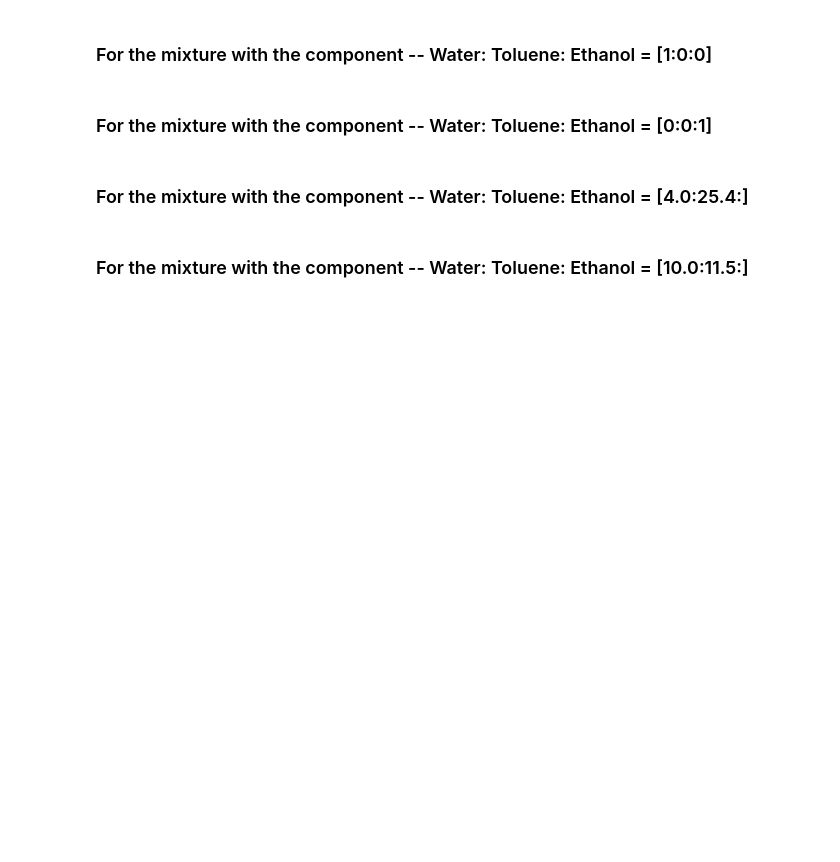
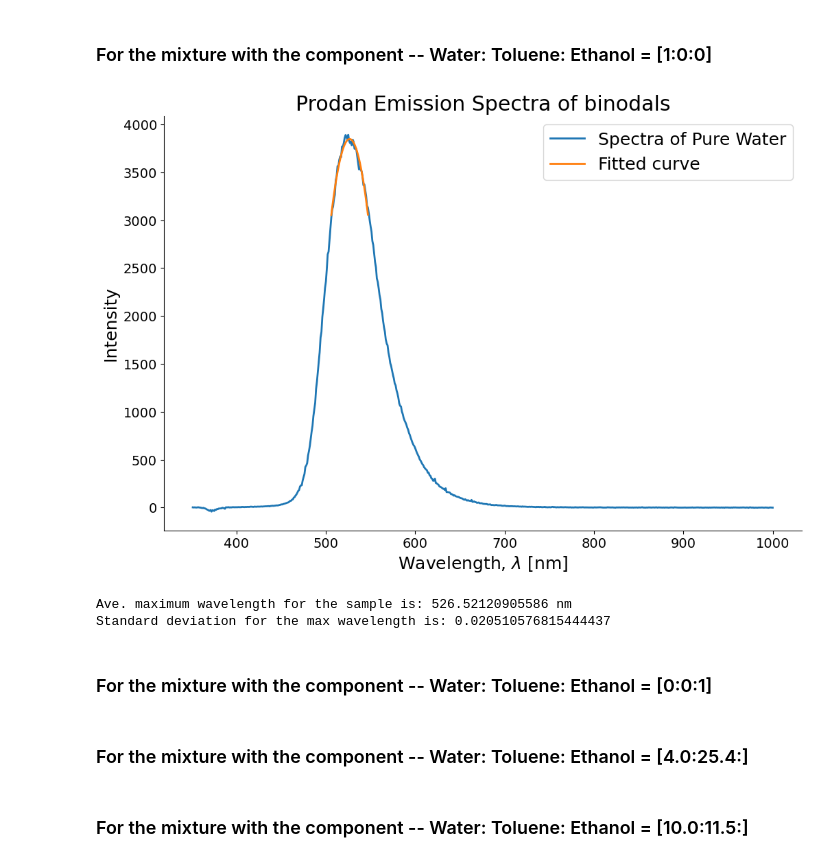
Before and after one commit to notmuchgeek/MS_2.2_TPDE, a Jupyter notebook: curve_fit_binodal.ipynb, the cells around one changed output. Cells and saved outputs as stored; diff of their text form; code cells hidden in the pictures; blank space fills up the shorter version.

```diff
--- a/curve_fit_binodal.ipynb
+++ b/curve_fit_binodal.ipynb
@@ -122,11 +125,14 @@ wv_sampleW_05,inten_sampleW_05 = yld_xy_sliced(raw_sampleW_05)
 # Sliced list for the curve fitting
 # yld_xy_sliced takes the start & end indexes and slices the wavelengths & intensities
 
-wv_fit_sampleW_01,inten_fit_sampleW_01 = yld_xy_sliced(raw_sampleW_01,470,530)
-wv_fit_sampleW_02,inten_fit_sampleW_02 = yld_xy_sliced(raw_sampleW_02,470,530)
-wv_fit_sampleW_03,inten_fit_sampleW_03 = yld_xy_sliced(raw_sampleW_03,470,530)
-wv_fit_sampleW_04,inten_fit_sampleW_04 = yld_xy_sliced(raw_sampleW_04,470,530)
-wv_fit_sampleW_05,inten_fit_sampleW_05 = yld_xy_sliced(raw_sampleW_05,470,530)
+sampleW_01_bg = 506 # should be named as sampleW_bg
+sampleW_01_end = 548 # same as above
+
+wv_fit_sampleW_01,inten_fit_sampleW_01 = yld_xy_sliced(raw_sampleW_01,sampleW_01_bg,sampleW_01_end)
+wv_fit_sampleW_02,inten_fit_sampleW_02 = yld_xy_sliced(raw_sampleW_02,sampleW_01_bg,sampleW_01_end)
+wv_fit_sampleW_03,inten_fit_sampleW_03 = yld_xy_sliced(raw_sampleW_03,sampleW_01_bg,sampleW_01_end)
+wv_fit_sampleW_04,inten_fit_sampleW_04 = yld_xy_sliced(raw_sampleW_04,sampleW_01_bg,sampleW_01_end)
+wv_fit_sampleW_05,inten_fit_sampleW_05 = yld_xy_sliced(raw_sampleW_05,sampleW_01_bg,sampleW_01_end)
 
 inten_fit_sampleW = [inten_fit_sampleW_01,inten_fit_sampleW_02,inten_fit_sampleW_03,inten_fit_sampleW_04,inten_fit_sampleW_05]
 
@@ -134,36 +140,40 @@ inten_fit_sampleW = [inten_fit_sampleW_01,inten_fit_sampleW_02,inten_fit_sampleW
 # Initial guess for the curve para_curve = a*((x + b)**2) + c in the form [a,b,c]
 # a changes curvature, b transforms in x-direction, c transforms in y-direction
 
-initGuessW = [-0.5,-500,180]
+initGuessW = [-0.5,-500,1800]
 f1_sampleW = []
 max_wav_sampleW = []
 
 for i in range(len(inten_fit_sampleW)):
     C_fit = yld_curve_fit_Y(para_curve,wv_fit_sampleW_01,inten_fit_sampleW[i],initGuessW)
     f1_individual = C_fit[0]
     max_wav_individual = C_fit[1]
     f1_sampleW.append(f1_individual)
     max_wav_sampleW.append(max_wav_individual)
 
 ave_max_wav_sampleW = sum(max_wav_sampleW)/len(max_wav_sampleW)
 std_max_wav_sampleW = np.std(max_wav_sampleW,ddof=1)
 
 fig1 = plt.figure(facecolor='white')
 ax1 = plt.axes(frameon=True)
 ax1.spines['right'].set_visible(False)
 ax1.spines['top'].set_visible(False)
 
 plt.plot(wv_sampleW_01,inten_sampleW_01,marker = '',linestyle = '-',label = 'Spectra of Pure Water')
-plt.plot(wv_fit_sampleW_01,f1_sampleW,label = 'Fitted curve')
+plt.plot(wv_fit_sampleW_01,f1_sampleW[0],label = 'Fitted curve')
 
 plt.legend(loc = 'best')
 plt.title('Prodan Emission Spectra of binodals')
 plt.xlabel('Wavelength, $\lambda$ [nm]')
 plt.ylabel('Intensity')
 plt.show()
 
 print('Ave. maximum wavelength for the sample is:',ave_max_wav_sampleW,'nm')
 print('Standard deviation for the max wavelength is:',std_max_wav_sampleW)
+# %% [output]
+[figure, added]
+Ave. maximum wavelength for the sample is: 526.52120905586 nm
+Standard deviation for the max wavelength is: 0.020510576815444437
 # %% [markdown]
 ### For the mixture with the component -- Water: Toluene: Ethanol = [0:0:1]
 # %%
```
Also changed, not shown: parts of 7 cells of this notebook.
